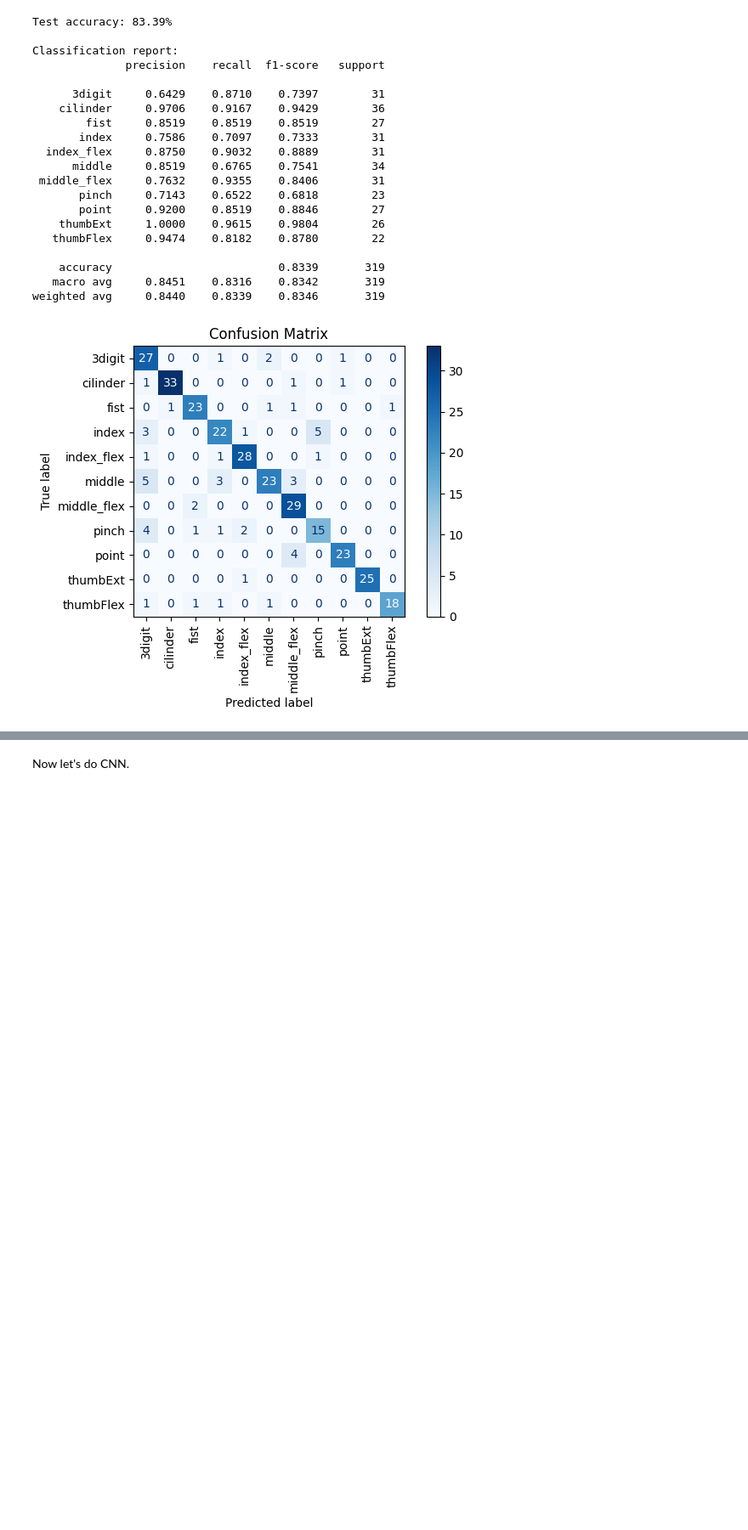
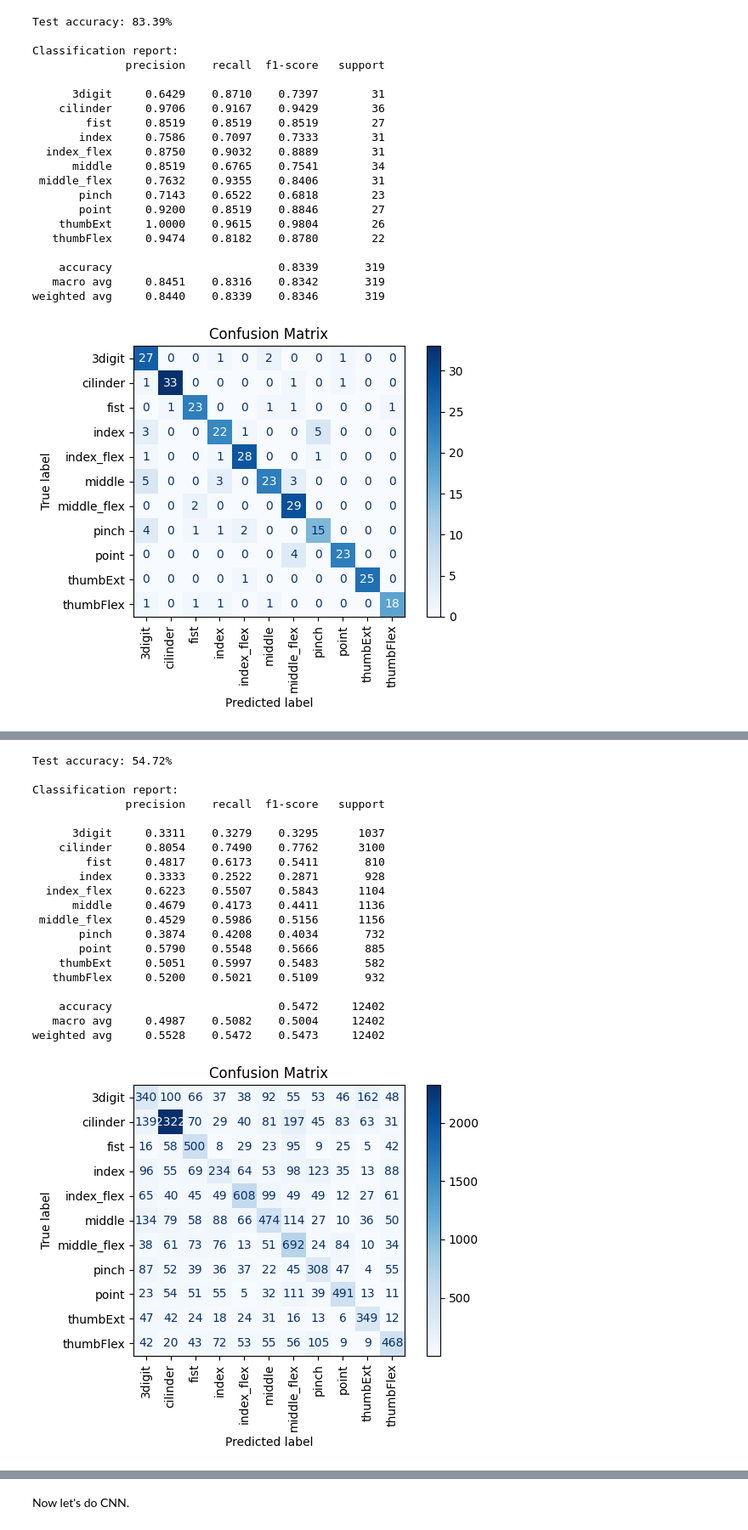
Before and after one commit to ConnorIrvine/Gesture-Recognition, a Jupyter notebook: dataset_cleaning/data_analysis.ipynb, the cells around one changed output, grey strips where cells are left out. Shown: that part at 85% size. Saved outputs shown, nothing was run; the diff lists cells and outputs as text; code cells hidden in the pictures; blank space fills up the shorter version.

```diff
--- a/dataset_cleaning/data_analysis.ipynb
+++ b/dataset_cleaning/data_analysis.ipynb
@@ -430,7 +611,7 @@ for dir in dirs:
         # load data file
         temp = pd.read_pickle(DATA / dir / file)
 
-        if temp['movement'] == 'disc' or temp['movement'] == 'thumbAdd' or file in kill_list:
+        if temp['movement'] == 'disc' or temp['movement'] == 'thumbAdd' or temp['movement'] == 'middle' or temp['movement'] == 'index' or file in kill_list:
             continue
 
         temp_row = dataset_columns.copy()
@@ -498,6 +679,8 @@ Continuing to next file
 # %%
 ## save dataset to pkl
 df.to_pickle('dataset.pkl')
+# %%
+df = pd.read_pickle('dataset.pkl')
 # %% [markdown]
 Let's first reformat the dataset to a 2D array of shape (recordings x features).
 Currently, the dataset is a 4D array of shape (recordings x windows x features x channels).
@@ -693,0 +922,76 @@ weighted avg     0.8440    0.8339    0.8346       319
+# %%
+from sklearn.linear_model import SGDClassifier
+
+# set up X, y test / train split
+dataset = df
+X_train, X_test, y_train, y_test = train_test_split(dataset['windows_feature'], dataset['movement'], test_size=0.2, random_state=42)
+
+# reshape
+X_train_svm, y_train = reshape_data_windows(X_train, y_train)
+X_test_svm, y_test = reshape_data_windows(X_test, y_test)
+
+# scaling
+scaler = StandardScaler()
+X_train_scaled = scaler.fit_transform(X_train_svm)
+X_test_scaled = scaler.transform(X_test_svm)
+
+# this uses stochastic gradient descent to solve loss function and fit a linear SVM
+# should be faster than LinearSVC
+clf = SGDClassifier(
+    loss="hinge",        # linear SVM
+    class_weight="balanced",
+    max_iter=1000,
+    tol=1e-3,
+    random_state=0,
+)
+clf.fit(X_train_scaled, y_train)
+y_pred = clf.predict(X_test_scaled)
+
+acc = accuracy_score(y_test, y_pred)
+print(f"Test accuracy: {acc*100:.2f}%")
+print("\nClassification report:")
+print(classification_report(y_test, y_pred, digits=4))
+
+# Nice confusion matrix plot with labels + colorbar legend
+# after ConfusionMatrixDisplay.from_predictions(...)
+disp = ConfusionMatrixDisplay.from_predictions(
+    y_test,
+    y_pred,
+    display_labels=clf.classes_,
+    cmap="Blues",
+    normalize=None,
+    values_format="d",
+    colorbar=True,
+)
+
+# Rotate the x-axis (bottom) tick labels vertical
+ax = disp.ax_
+plt.setp(ax.get_xticklabels(), rotation=90, ha="center", va="top")
+
+plt.title("Confusion Matrix")
+plt.xlabel("Predicted label")
+plt.ylabel("True label")
+plt.tight_layout()
+plt.show()
+# %% [output]
+Test accuracy: 54.72%
+
+Classification report:
+              precision    recall  f1-score   support
+
+      3digit     0.3311    0.3279    0.3295      1037
+    cilinder     0.8054    0.7490    0.7762      3100
+        fist     0.4817    0.6173    0.5411       810
+       index     0.3333    0.2522    0.2871       928
+  index_flex     0.6223    0.5507    0.5843      1104
+      middle     0.4679    0.4173    0.4411      1136
+ middle_flex     0.4529    0.5986    0.5156      1156
+       pinch     0.3874    0.4208    0.4034       732
+       point     0.5790    0.5548    0.5666       885
+    thumbExt     0.5051    0.5997    0.5483       582
+   thumbFlex     0.5200    0.5021    0.5109       932
+
+    accuracy                         0.5472     12402
+   macro avg     0.4987    0.5082    0.5004     12402
+weighted avg     0.5528    0.5472    0.5473     12402
+[figure, added]
```
Also changed, not shown: parts of 12 cells of this notebook.
